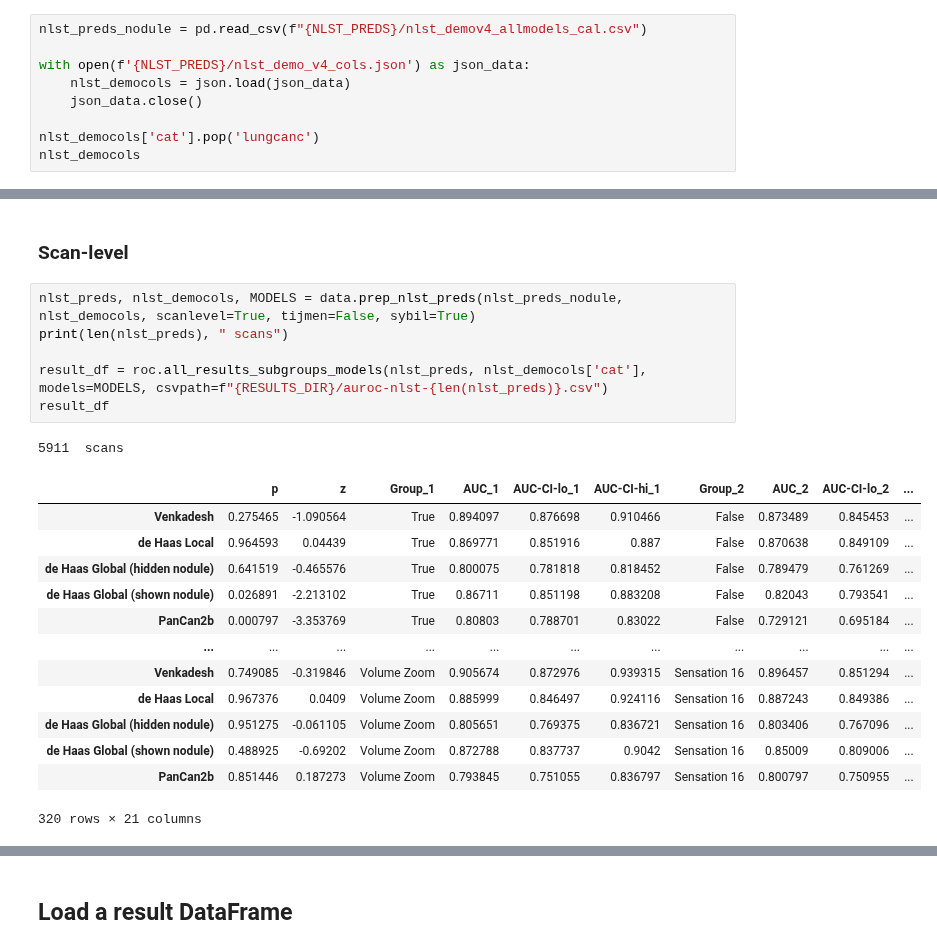
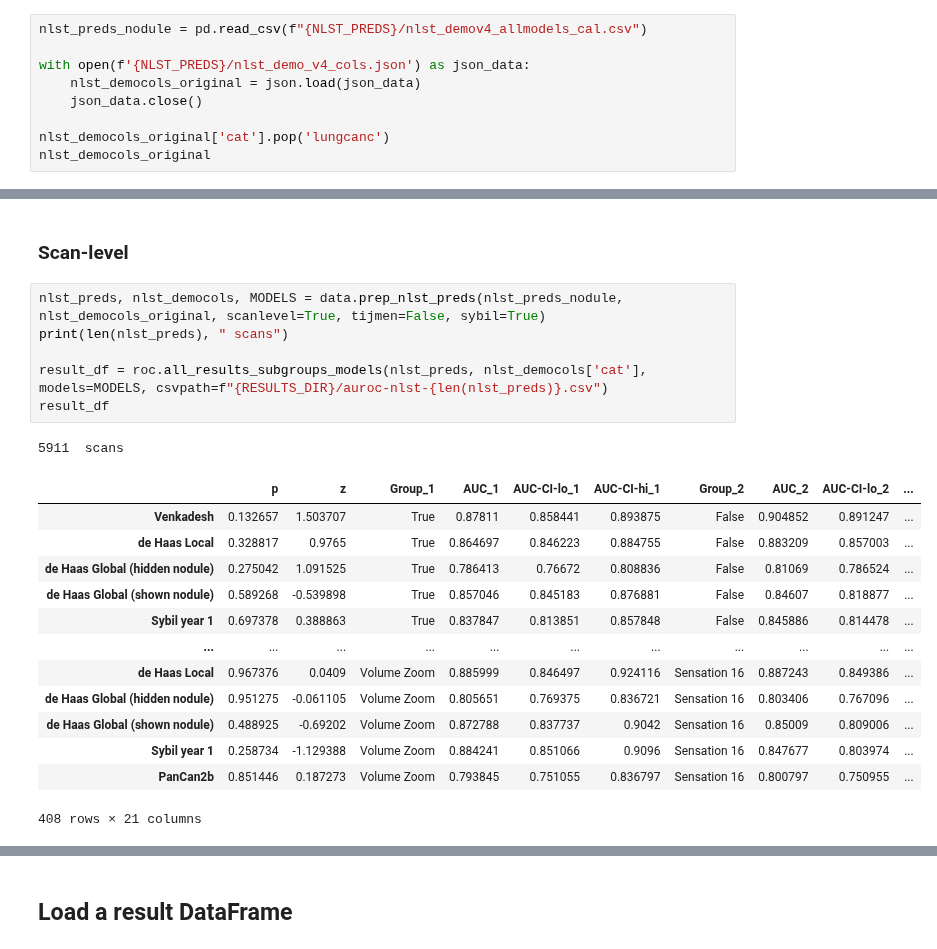
Before and after one commit to DIAGNijmegen/bodyct-lung-malignancy-fairness, a Jupyter notebook: save_all_roc_results.ipynb, the cells around one changed output, grey strips where cells are left out. Saved outputs shown, nothing was run; the diff lists cells and outputs as text.

Commit message:
prep results a bit

```diff
--- a/save_all_roc_results.ipynb
+++ b/save_all_roc_results.ipynb
@@ -93,11 +93,11 @@ result_df
 nlst_preds_nodule = pd.read_csv(f"{NLST_PREDS}/nlst_demov4_allmodels_cal.csv")
 
 with open(f'{NLST_PREDS}/nlst_demo_v4_cols.json') as json_data:
-    nlst_democols = json.load(json_data)
+    nlst_democols_original = json.load(json_data)
     json_data.close()
 
-nlst_democols['cat'].pop('lungcanc')
-nlst_democols
+nlst_democols_original['cat'].pop('lungcanc')
+nlst_democols_original
 # %% [output]
 {'num': {'demo': ['BMI', 'Age', 'height', 'weight'],
   'smoke': ['smokeage', 'smokeday', 'smokeyr', 'pkyr'],
@@ -168,24 +180,24 @@ AttributeError: 'tuple' object has no attribute 'groupby'
 # %% [markdown]
 ### Scan-level
 # %%
-nlst_preds, nlst_democols, MODELS = data.prep_nlst_preds(nlst_preds_nodule, nlst_democols, scanlevel=True, tijmen=False, sybil=True)
+nlst_preds, nlst_democols, MODELS = data.prep_nlst_preds(nlst_preds_nodule, nlst_democols_original, scanlevel=True, tijmen=False, sybil=True)
 print(len(nlst_preds), " scans")
 
 result_df = roc.all_results_subgroups_models(nlst_preds, nlst_democols['cat'], models=MODELS, csvpath=f"{RESULTS_DIR}/auroc-nlst-{len(nlst_preds)}.csv")
 result_df
 # %% [output]
 5911  scans
 |  | p | z | Group_1 | AUC_1 | AUC-CI-lo_1 | AUC-CI-hi_1 | Group_2 | AUC_2 | AUC-CI-lo_2 | ... |
-| Venkadesh | 0.275465 | -1.090564 | True | 0.894097 | 0.876698 | 0.910466 | False | 0.873489 | 0.845453 | ... |
-| de Haas Local | 0.964593 | 0.04439 | True | 0.869771 | 0.851916 | 0.887 | False | 0.870638 | 0.849109 | ... |
-| de Haas Global (hidden nodule) | 0.641519 | -0.465576 | True | 0.800075 | 0.781818 | 0.818452 | False | 0.789479 | 0.761269 | ... |
-| de Haas Global (shown nodule) | 0.026891 | -2.213102 | True | 0.86711 | 0.851198 | 0.883208 | False | 0.82043 | 0.793541 | ... |
-| PanCan2b | 0.000797 | -3.353769 | True | 0.80803 | 0.788701 | 0.83022 | False | 0.729121 | 0.695184 | ... |
+| Venkadesh | 0.132657 | 1.503707 | True | 0.87811 | 0.858441 | 0.893875 | False | 0.904852 | 0.891247 | ... |
+| de Haas Local | 0.328817 | 0.9765 | True | 0.864697 | 0.846223 | 0.884755 | False | 0.883209 | 0.857003 | ... |
+| de Haas Global (hidden nodule) | 0.275042 | 1.091525 | True | 0.786413 | 0.76672 | 0.808836 | False | 0.81069 | 0.786524 | ... |
+| de Haas Global (shown nodule) | 0.589268 | -0.539898 | True | 0.857046 | 0.845183 | 0.876881 | False | 0.84607 | 0.818877 | ... |
+| Sybil year 1 | 0.697378 | 0.388863 | True | 0.837847 | 0.813851 | 0.857848 | False | 0.845886 | 0.814478 | ... |
 | ... | ... | ... | ... | ... | ... | ... | ... | ... | ... | ... |
-| Venkadesh | 0.749085 | -0.319846 | Volume Zoom | 0.905674 | 0.872976 | 0.939315 | Sensation 16 | 0.896457 | 0.851294 | ... |
 | de Haas Local | 0.967376 | 0.0409 | Volume Zoom | 0.885999 | 0.846497 | 0.924116 | Sensation 16 | 0.887243 | 0.849386 | ... |
 | de Haas Global (hidden nodule) | 0.951275 | -0.061105 | Volume Zoom | 0.805651 | 0.769375 | 0.836721 | Sensation 16 | 0.803406 | 0.767096 | ... |
 | de Haas Global (shown nodule) | 0.488925 | -0.69202 | Volume Zoom | 0.872788 | 0.837737 | 0.9042 | Sensation 16 | 0.85009 | 0.809006 | ... |
+| Sybil year 1 | 0.258734 | -1.129388 | Volume Zoom | 0.884241 | 0.851066 | 0.9096 | Sensation 16 | 0.847677 | 0.803974 | ... |
 | PanCan2b | 0.851446 | 0.187273 | Volume Zoom | 0.793845 | 0.751055 | 0.836797 | Sensation 16 | 0.800797 | 0.750955 | ... |
-320 rows × 21 columns
+408 rows × 21 columns
 # %%
```
Also changed, not shown: parts of 11 cells of this notebook, 6 other files.
